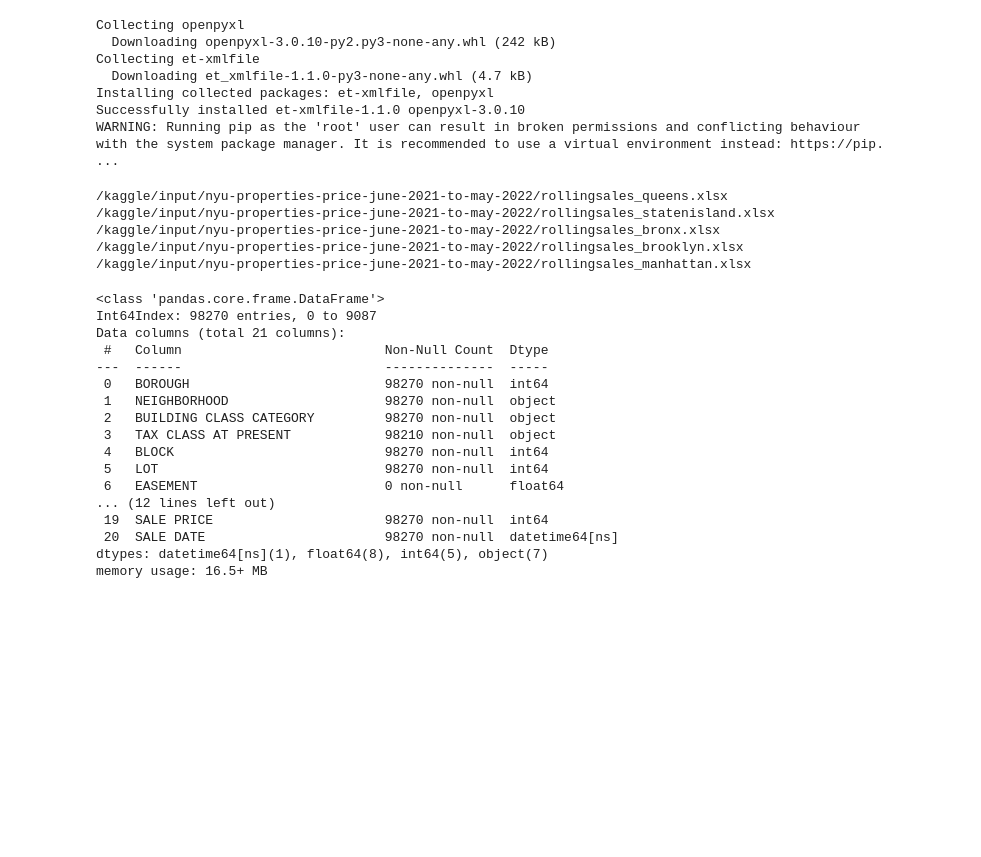
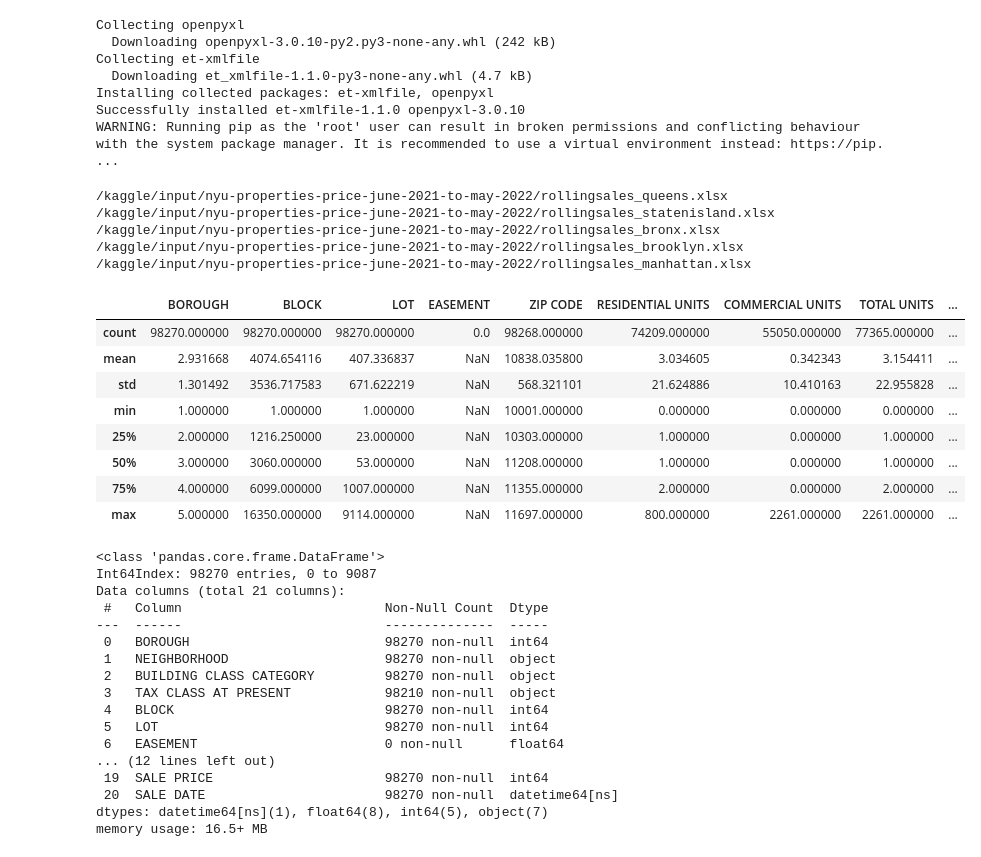
Before and after one commit to xinyuem7/nyc_housing_prediction, a Jupyter notebook: nyc-housing-price-prediction.ipynb, the cells around one changed output. Cells and saved outputs as stored; diff of their text form; code cells hidden in the pictures; blank space fills up the shorter version.

```diff
--- a/nyc-housing-price-prediction.ipynb
+++ b/nyc-housing-price-prediction.ipynb
@@ -11,30 +11,40 @@ WARNING: Running pip as the 'root' user can result in broken permissions and con
 # %%
 # import Python packages
 import numpy as np
 import pandas as pd
 import seaborn as sns
 from sklearn.model_selection import train_test_split
 import matplotlib.pyplot as plt
 
 import os
 for dirname, _, filenames in os.walk('/kaggle/input'):
     for filename in filenames:
         print(os.path.join(dirname, filename))
 
 # import dataset
 queens = pd.read_excel("../input/nyu-properties-price-june-2021-to-may-2022/rollingsales_queens.xlsx")
 brooklyn = pd.read_excel("../input/nyu-properties-price-june-2021-to-may-2022/rollingsales_brooklyn.xlsx")
 manhattan = pd.read_excel("../input/nyu-properties-price-june-2021-to-may-2022/rollingsales_manhattan.xlsx")
 bronx = pd.read_excel("../input/nyu-properties-price-june-2021-to-may-2022/rollingsales_bronx.xlsx")
 statenisland = pd.read_excel("../input/nyu-properties-price-june-2021-to-may-2022/rollingsales_statenisland.xlsx")
 
 all_data = pd.concat([queens, brooklyn, manhattan, bronx, statenisland])
+all_data.describe()
 # %% [output]
 /kaggle/input/nyu-properties-price-june-2021-to-may-2022/rollingsales_queens.xlsx
 /kaggle/input/nyu-properties-price-june-2021-to-may-2022/rollingsales_statenisland.xlsx
 /kaggle/input/nyu-properties-price-june-2021-to-may-2022/rollingsales_bronx.xlsx
 /kaggle/input/nyu-properties-price-june-2021-to-may-2022/rollingsales_brooklyn.xlsx
 /kaggle/input/nyu-properties-price-june-2021-to-may-2022/rollingsales_manhattan.xlsx
+|  | BOROUGH | BLOCK | LOT | EASEMENT | ZIP CODE | RESIDENTIAL UNITS | COMMERCIAL UNITS | TOTAL UNITS | ... |
+| count | 98270.000000 | 98270.000000 | 98270.000000 | 0.0 | 98268.000000 | 74209.000000 | 55050.000000 | 77365.000000 | ... |
+| mean | 2.931668 | 4074.654116 | 407.336837 | NaN | 10838.035800 | 3.034605 | 0.342343 | 3.154411 | ... |
+| std | 1.301492 | 3536.717583 | 671.622219 | NaN | 568.321101 | 21.624886 | 10.410163 | 22.955828 | ... |
+| min | 1.000000 | 1.000000 | 1.000000 | NaN | 10001.000000 | 0.000000 | 0.000000 | 0.000000 | ... |
+| 25% | 2.000000 | 1216.250000 | 23.000000 | NaN | 10303.000000 | 1.000000 | 0.000000 | 1.000000 | ... |
+| 50% | 3.000000 | 3060.000000 | 53.000000 | NaN | 11208.000000 | 1.000000 | 0.000000 | 1.000000 | ... |
+| 75% | 4.000000 | 6099.000000 | 1007.000000 | NaN | 11355.000000 | 2.000000 | 0.000000 | 2.000000 | ... |
+| max | 5.000000 | 16350.000000 | 9114.000000 | NaN | 11697.000000 | 800.000000 | 2261.000000 | 2261.000000 | ... |
 # %%
 # data cleaning for all_data
 all_data.head()
```
Also changed, not shown: parts of 15 cells of this notebook.
